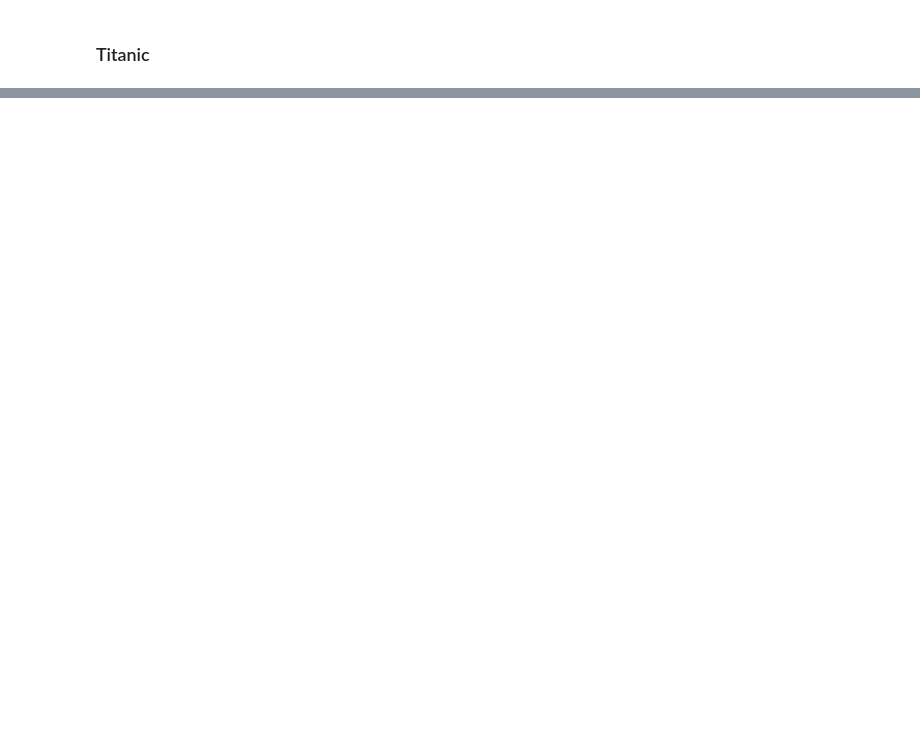
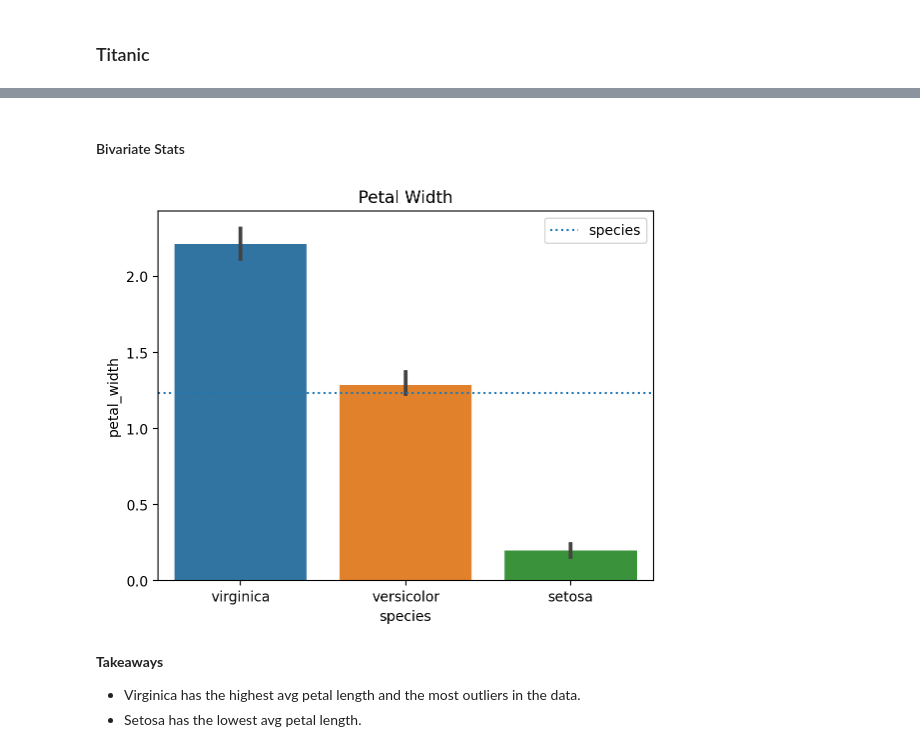
Before and after one commit to jacobpanyathong1/classification-exercises, a Jupyter notebook: classification-exercises.ipynb, the cells around one changed output, grey strips where cells are left out. Cells and saved outputs as stored; diff of their text form; code cells hidden in the pictures; blank space fills up the shorter version.

```diff
--- a/classification-exercises.ipynb
+++ b/classification-exercises.ipynb
@@ -779,0 +884,15 @@ train, validate, test
+# %% [markdown]
+#### Bivariate Stats
+# %%
+plt.title("Petal Width")
+sns.barplot(x='species', y='petal_width', data=train_iris)
+petal_width_avg = train_iris.petal_width.mean()
+plt.axhline(petal_width_avg, label='species', linestyle='dotted')
+plt.legend()
+plt.show()
+# %% [output]
+[figure, added]
+# %% [markdown]
+**Takeaways**
+- Virginica has the highest avg petal length and the most outliers in the data.
+- Setosa has the lowest avg petal length.
```
Also changed, not shown: parts of 35 cells of this notebook.
